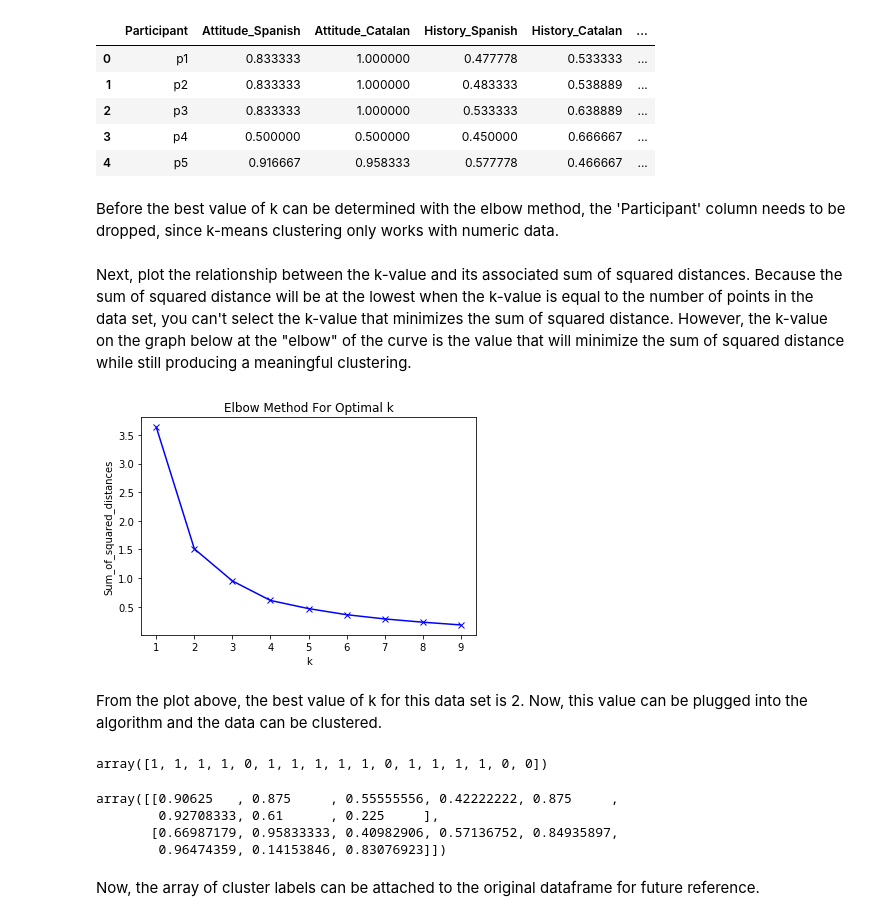
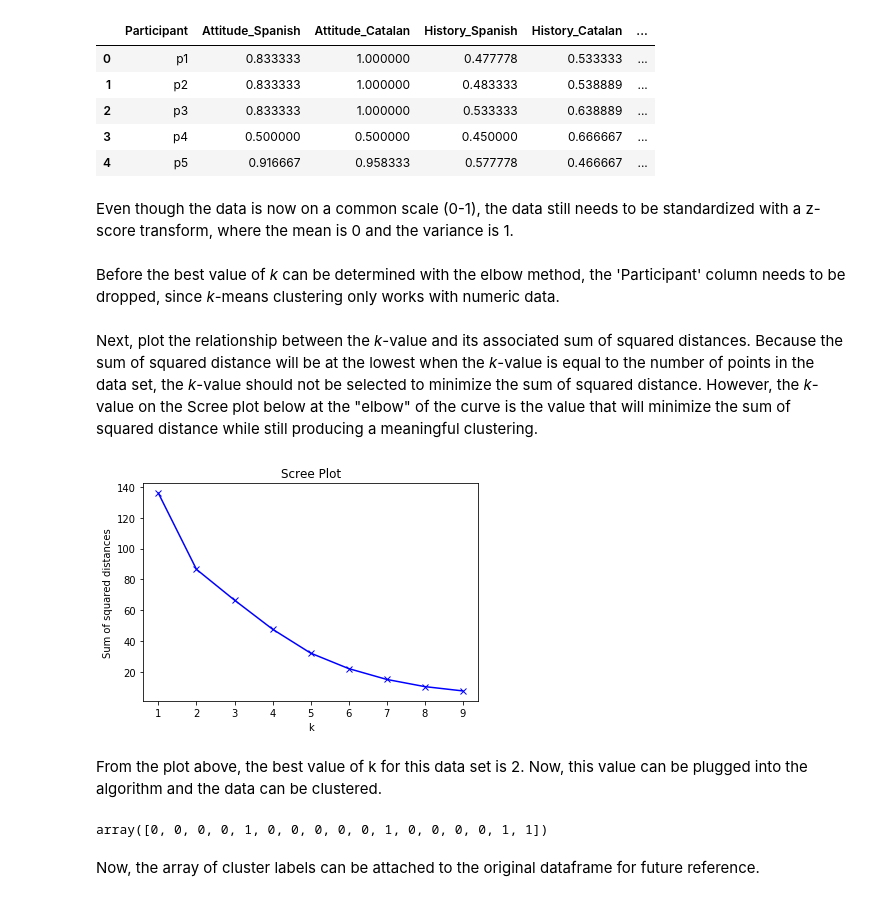
Before and after one commit to anniehelms/machine_learning_for_linguistics, a Jupyter notebook: tutorial.ipynb, the cells around one changed output. Drawn from its saved outputs; the diff is of its cells as text; code cells hidden in the pictures.

```diff
--- a/tutorial.ipynb
+++ b/tutorial.ipynb
@@ -92,29 +104,33 @@ blp.head()
 | 2 | p3 | 0.833333 | 1.000000 | 0.533333 | 0.638889 | ... |
 | 3 | p4 | 0.500000 | 0.500000 | 0.450000 | 0.666667 | ... |
 | 4 | p5 | 0.916667 | 0.958333 | 0.577778 | 0.466667 | ... |
+# %% [markdown]
+Even though the data is now on a common scale (0-1), the data still needs to be standardized with a z-score transform, where the mean is 0 and the variance is 1.
+# %%
+# drop the participant column from data set
+blp_new = blp.drop('Participant', 1)
+
+blp_std = StandardScaler().fit_transform(blp_new)
 # %% [markdown]
-Before the best value of k can be determined with the elbow method, the 'Participant' column needs to be dropped, since k-means clustering only works with numeric data.
+Before the best value of *k* can be determined with the elbow method, the 'Participant' column needs to be dropped, since *k*-means clustering only works with numeric data.
 # %%
-# drop the participant column from data set
-participant_clustering = blp.drop('Participant', 1)
-
 # calculate sum of squared distances over range of k-values
 Sum_of_squared_distances = []
 K = range(1,10)
 for k in K:
     km = KMeans(n_clusters=k)
-    km = km.fit(participant_clustering)
+    km = km.fit(blp_std)
     Sum_of_squared_distances.append(km.inertia_)
 # %% [markdown]
-Next, plot the relationship between the k-value and its associated sum of squared distances. Because the sum of squared distance will be at the lowest when the k-value is equal to the number of points in the data set, you can't select the k-value that minimizes the sum of squared distance. However, the k-value on the graph below at the "elbow" of the curve is the value that will minimize the sum of squared distance while still producing a meaningful clustering.
+Next, plot the relationship between the *k*-value and its associated sum of squared distances. Because the sum of squared distance will be at the lowest when the *k*-value is equal to the number of points in the data set, the *k*-value should not be selected to minimize the sum of squared distance. However, the *k*-value on the Scree plot below at the "elbow" of the curve is the value that will minimize the sum of squared distance while still producing a meaningful clustering.
 # %%
 plt.plot(K, Sum_of_squared_distances, 'bx-')
 plt.xlabel('k')
-plt.ylabel('Sum_of_squared_distances')
-plt.title('Elbow Method For Optimal k')
+plt.ylabel('Sum of squared distances')
+plt.title('Scree Plot')
 plt.show()
 # %% [output]
-[figure, old version]
+[figure, new version]
 # %% [markdown]
 From the plot above, the best value of k for this data set is 2. Now, this value can be plugged into the algorithm and the data can be clustered.
 # %%
@@ -122,22 +138,13 @@ From the plot above, the best value of k for this data set is 2. Now, this value
 k_means = KMeans(init = "k-means++", n_clusters = 2, n_init = 12)
 
 # fit the algorithm to the dataframe
-k_means.fit(participant_clustering)
+k_means.fit(blp_std)
 
 # create an array called `k_means_labels` which contains the cluster label for each row in the dataframe
 k_means_labels = k_means.labels_
 k_means_labels
 # %% [output]
-array([1, 1, 1, 1, 0, 1, 1, 1, 1, 1, 0, 1, 1, 1, 1, 0, 0])
+array([0, 0, 0, 0, 1, 0, 0, 0, 0, 0, 1, 0, 0, 0, 0, 1, 1])
-# %%
-# create an array called `k_means_cluster_centers` which contains the centroid of each cluster
-k_means_cluster_centers = k_means.cluster_centers_
-k_means_cluster_centers
-# %% [output]
-array([[0.90625   , 0.875     , 0.55555556, 0.42222222, 0.875     ,
-        0.92708333, 0.61      , 0.225     ],
-       [0.66987179, 0.95833333, 0.40982906, 0.57136752, 0.84935897,
-        0.96474359, 0.14153846, 0.83076923]])
 # %% [markdown]
 Now, the array of cluster labels can be attached to the original dataframe for future reference.
 # %%
```
Also changed, not shown: parts of 42 cells of this notebook, 1 other file.
